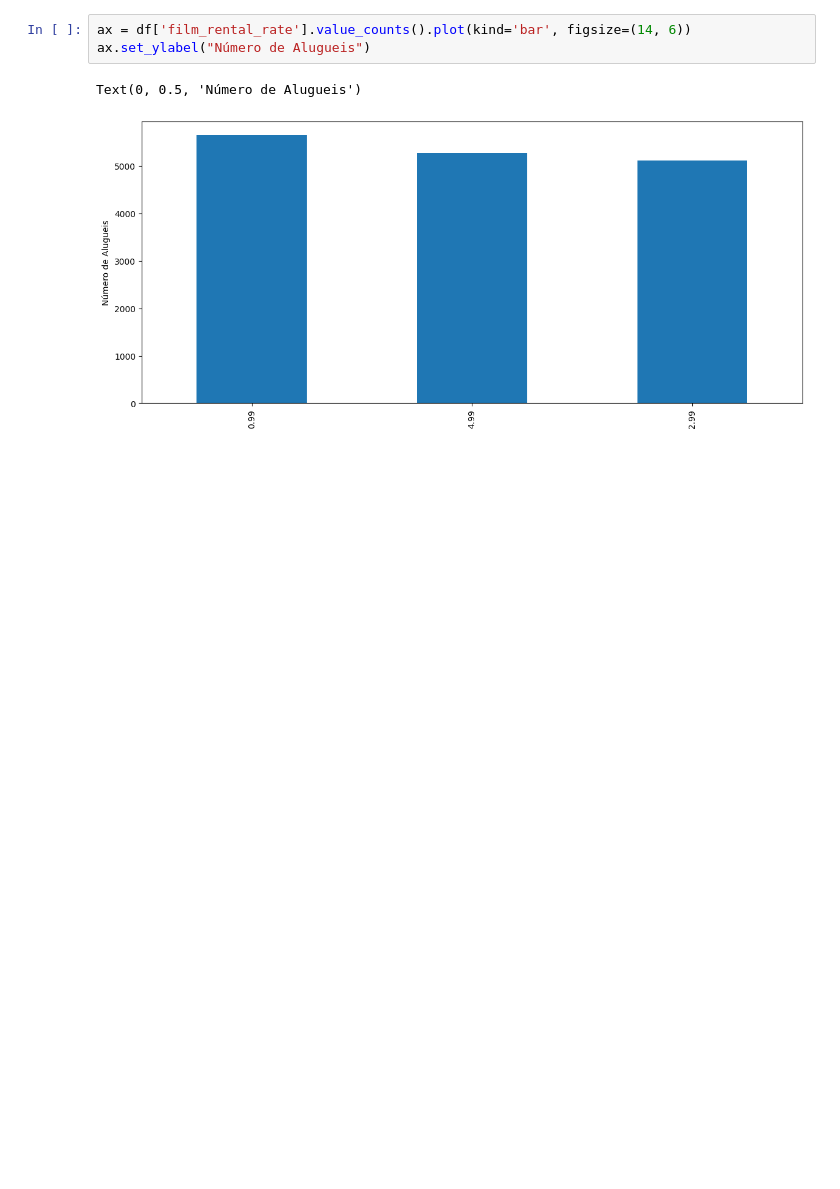
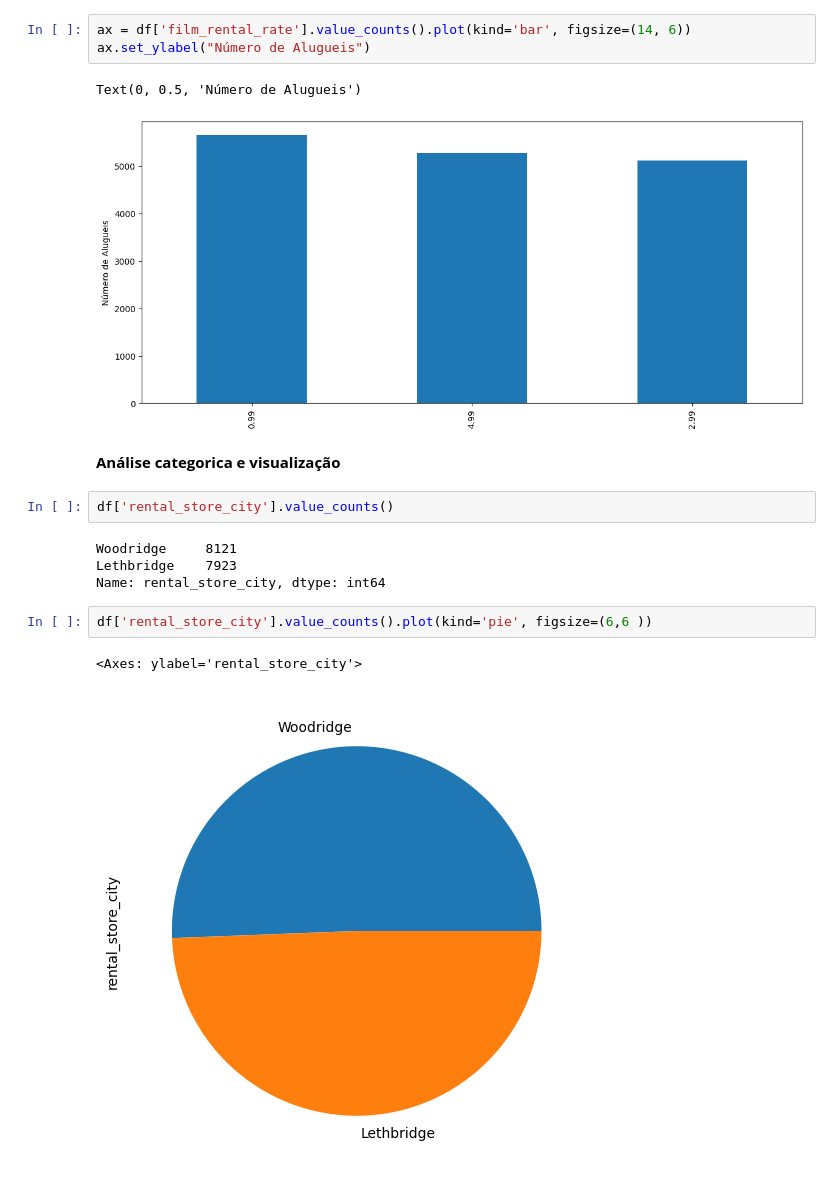
Before and after one commit to EmidioLP/Freecodecamp, a Jupyter notebook: Data_Analysis_with_Python/DataAnalysis_2.ipynb, the cells around one changed output. Saved outputs shown, nothing was run; the diff lists cells and outputs as text; blank space fills up the shorter version.

```diff
--- a/Data_Analysis_with_Python/DataAnalysis_2.ipynb
+++ b/Data_Analysis_with_Python/DataAnalysis_2.ipynb
@@ -117,3 +117,16 @@ ax.set_ylabel("Número de Alugueis")
 # %% [output]
 Text(0, 0.5, 'Número de Alugueis')
 [figure]
+# %% [markdown]
+**Análise categorica e visualização**
+# %%
+df['rental_store_city'].value_counts()
+# %% [output]
+Woodridge     8121
+Lethbridge    7923
+Name: rental_store_city, dtype: int64
+# %%
+df['rental_store_city'].value_counts().plot(kind='pie', figsize=(6,6 ))
+# %% [output]
+<Axes: ylabel='rental_store_city'>
+[figure, added]
```
Also changed, not shown: parts of 14 cells of this notebook.
